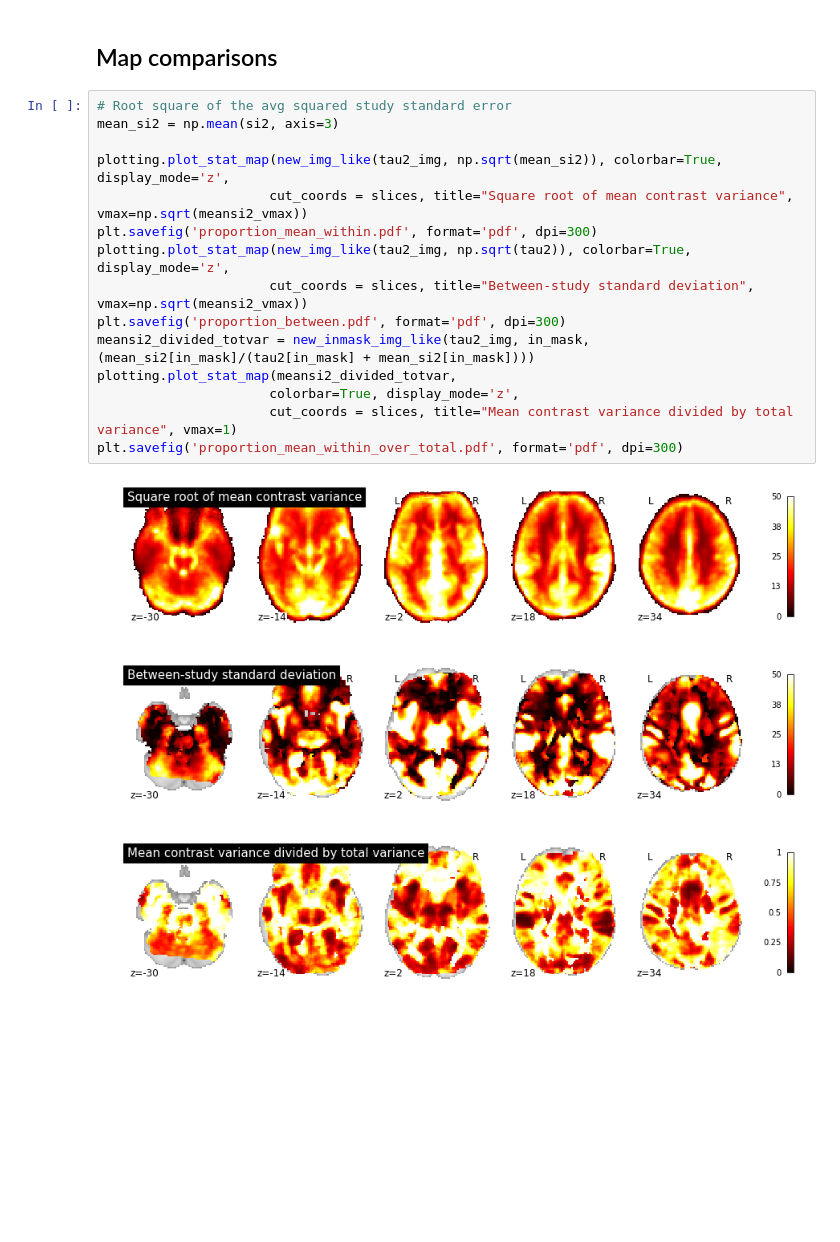
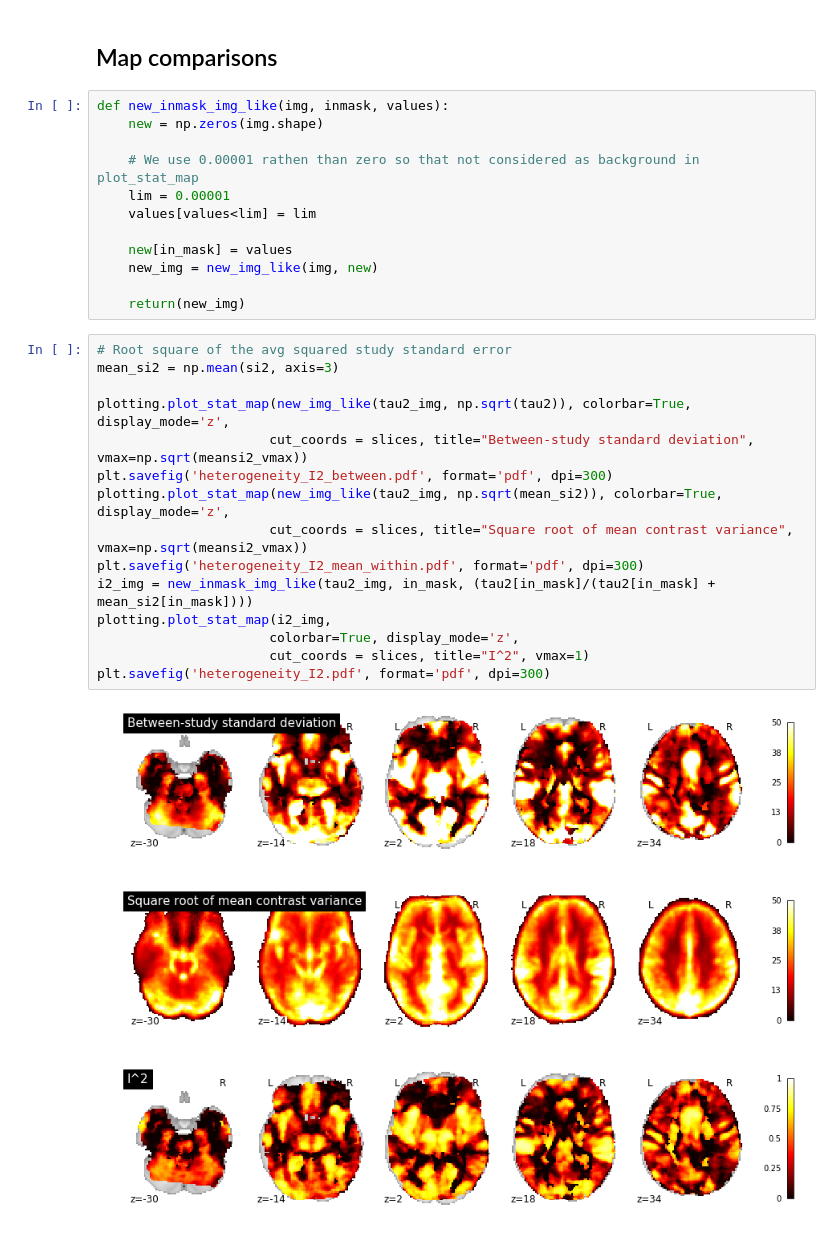
Before and after one commit to cmaumet/zmeta, a Jupyter notebook: real_data_setting.ipynb, the cells around one changed output. Saved outputs shown, nothing was run; the diff lists cells and outputs as text; blank space fills up the shorter version.

```diff
--- a/real_data_setting.ipynb
+++ b/real_data_setting.ipynb
@@ -227,22 +216,34 @@ xtickNames = plt.setp(ax, xticklabels=('A', 'B'))
 # %% [markdown]
 ## Map comparisons
+# %%
+def new_inmask_img_like(img, inmask, values):
+    new = np.zeros(img.shape)
+
+    # We use 0.00001 rathen than zero so that not considered as background in plot_stat_map
+    lim = 0.00001
+    values[values<lim] = lim
+
+    new[in_mask] = values
+    new_img = new_img_like(img, new)
+
+    return(new_img)
 # %%
 # Root square of the avg squared study standard error
 mean_si2 = np.mean(si2, axis=3)
 
+plotting.plot_stat_map(new_img_like(tau2_img, np.sqrt(tau2)), colorbar=True, display_mode='z',
+                      cut_coords = slices, title="Between-study standard deviation", vmax=np.sqrt(meansi2_vmax))
+plt.savefig('heterogeneity_I2_between.pdf', format='pdf', dpi=300)
 plotting.plot_stat_map(new_img_like(tau2_img, np.sqrt(mean_si2)), colorbar=True, display_mode='z',
                       cut_coords = slices, title="Square root of mean contrast variance", vmax=np.sqrt(meansi2_vmax))
-plt.savefig('proportion_mean_within.pdf', format='pdf', dpi=300)
-plotting.plot_stat_map(new_img_like(tau2_img, np.sqrt(tau2)), colorbar=True, display_mode='z',
-                      cut_coords = slices, title="Between-study standard deviation", vmax=np.sqrt(meansi2_vmax))
-plt.savefig('proportion_between.pdf', format='pdf', dpi=300)
-meansi2_divided_totvar = new_inmask_img_like(tau2_img, in_mask, (mean_si2[in_mask]/(tau2[in_mask] + mean_si2[in_mask])))
-plotting.plot_stat_map(meansi2_divided_totvar,
+plt.savefig('heterogeneity_I2_mean_within.pdf', format='pdf', dpi=300)
+i2_img = new_inmask_img_like(tau2_img, in_mask, (tau2[in_mask]/(tau2[in_mask] + mean_si2[in_mask])))
+plotting.plot_stat_map(i2_img,
                       colorbar=True, display_mode='z',
-                      cut_coords = slices, title="Mean contrast variance divided by total variance", vmax=1)
-plt.savefig('proportion_mean_within_over_total.pdf', format='pdf', dpi=300)
+                      cut_coords = slices, title="I^2", vmax=1)
+plt.savefig('heterogeneity_I2.pdf', format='pdf', dpi=300)
 # %% [output]
-[figure, old version]
+[figure, new version]
-[figure, old version]
+[figure, new version]
-[figure, old version]
+[figure, new version]
 # %%
```
Also changed, not shown: parts of 5 cells of this notebook, 9 other files.
